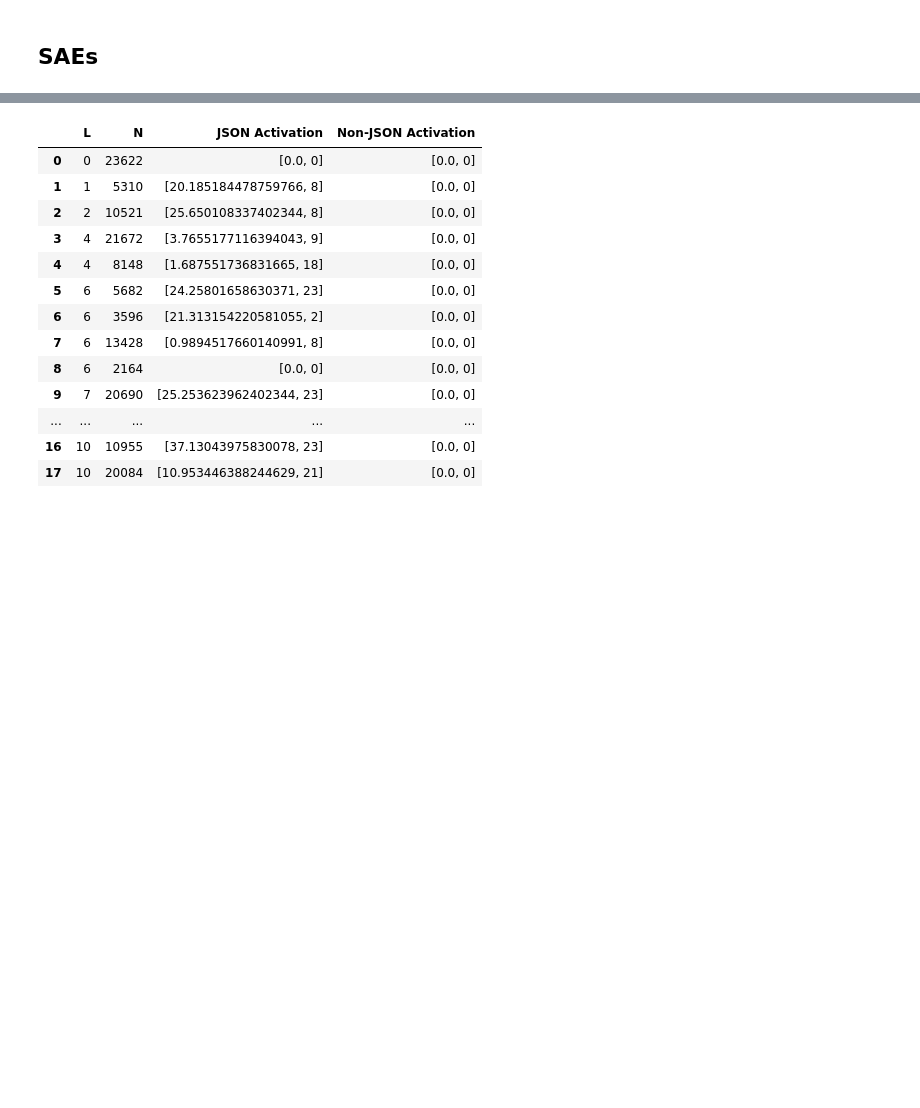
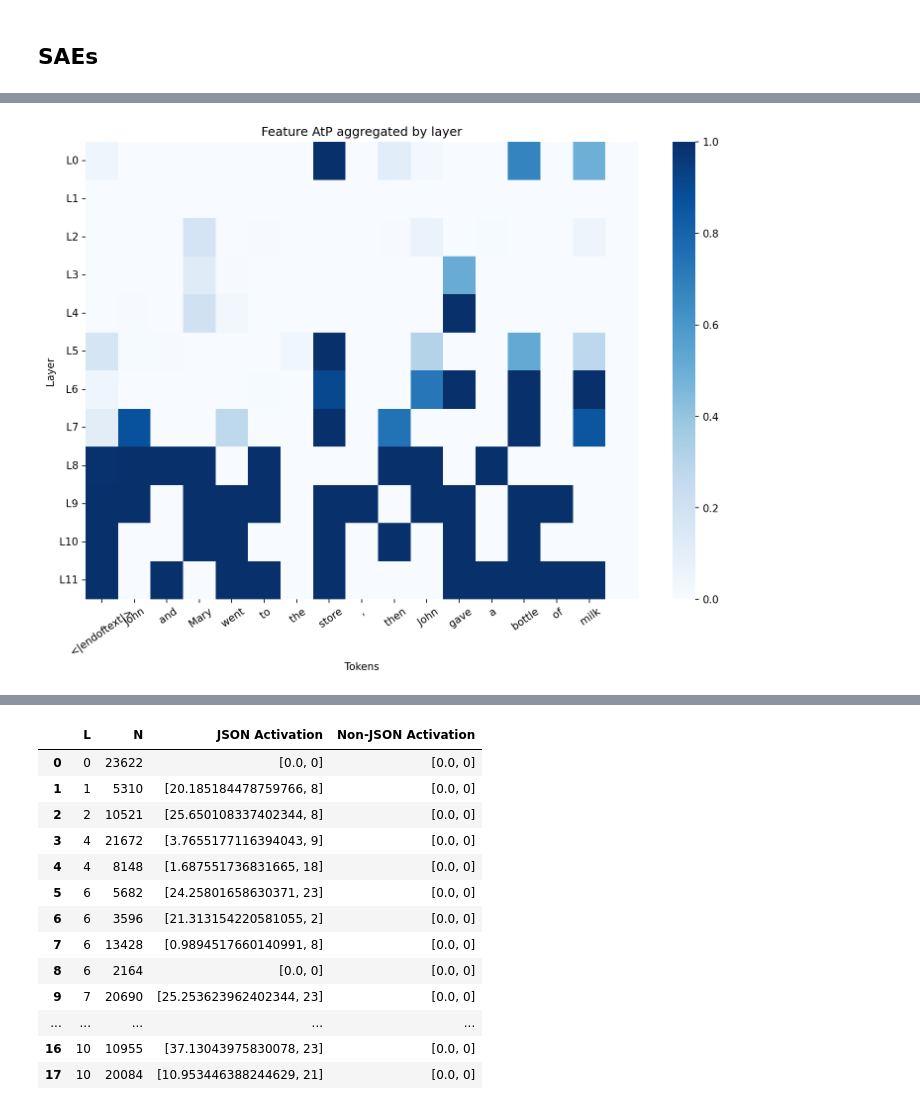
Before and after one commit to ghidav/mats-interp, a Jupyter notebook: experiments/002-task-vectors/002-tv.ipynb, the cells around one changed output, grey strips where cells are left out. Drawn from its saved outputs; the diff is of its cells as text; code cells hidden in the pictures; blank space fills up the shorter version.

```diff
--- a/experiments/002-task-vectors/002-tv.ipynb
+++ b/experiments/002-task-vectors/002-tv.ipynb
@@ -302,0 +463,9 @@ Moving model to device:  cuda
+# %%
+act = torch.stack(list(sae_cache.values()))
+grad_act = torch.stack(list(sae_grad_cache.values()))
+
+patch = einops.reduce(
+                grad_act, # *  act,
+                "component batch pos d_model -> component pos d_model",
+                "sum",
+            )
@@ -302,0 +490,29 @@ Moving model to device:  cuda
+# %%
+plt.figure(figsize=(12, 8), dpi=150)
+
+ys = [f"L{i}" for i in range(model.cfg.n_layers)]
+
+# Draw the heatmap
+ax = sns.heatmap(patch.cpu().sum(-1), cmap='Blues', vmin=0, vmax=1)
+
+# Set tick labels
+ax.set_xticks([i + 0.5 for i in range(len(labels))])  # Set x-ticks every 10 columns
+ax.set_yticks([i + 0.5 for i in range(len(ys))])  # Set y-ticks every 10 rows
+
+# Set tick labels with optional custom labeling
+ax.set_xticklabels(labels)
+ax.set_yticklabels(ys)
+
+# Rotate tick labels for better visibility
+plt.xticks(rotation=35)
+plt.yticks(rotation=0)
+
+# Title and labels (optional)
+plt.title('Feature AtP aggregated by layer')
+plt.xlabel('Tokens')
+plt.ylabel('Layer')
+
+# Show the plot
+plt.show()
+# %% [output]
+[figure, added]
```
Also changed, not shown: parts of 31 cells of this notebook, 3 other files.
